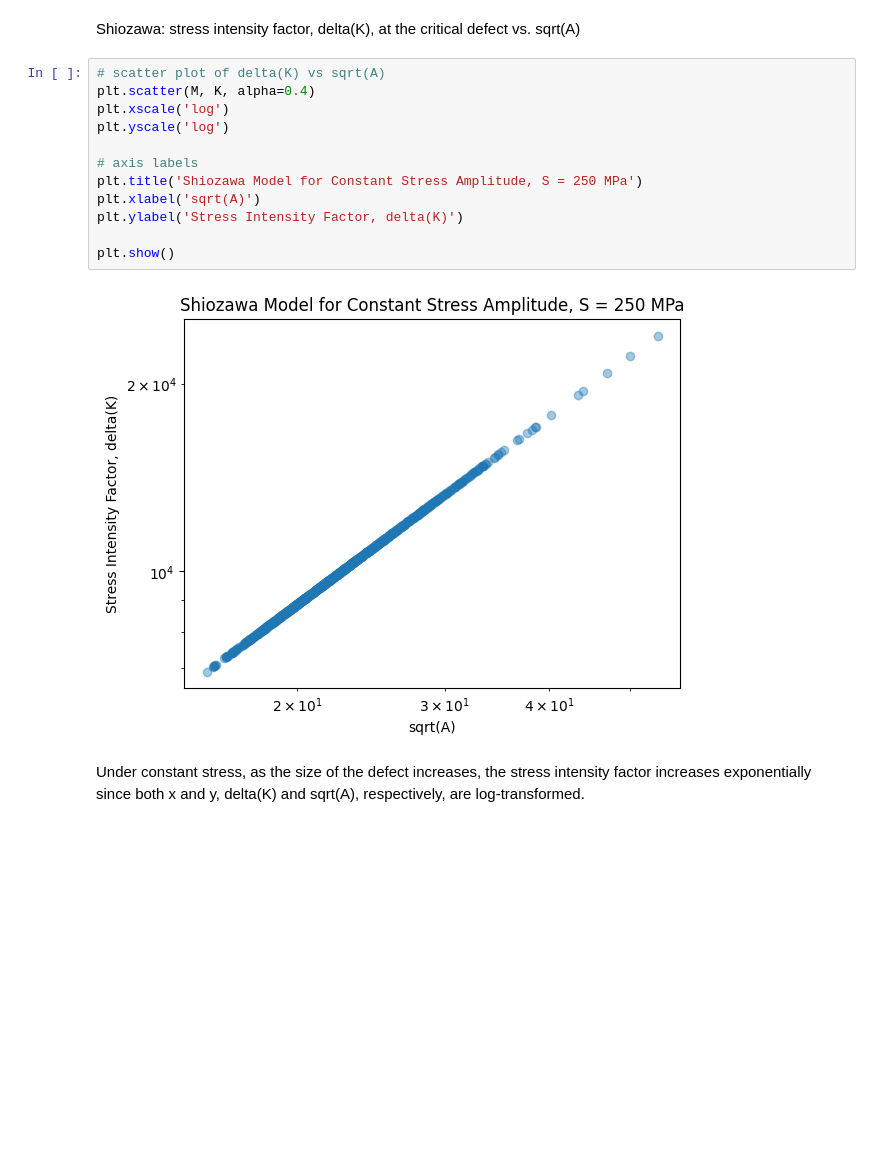
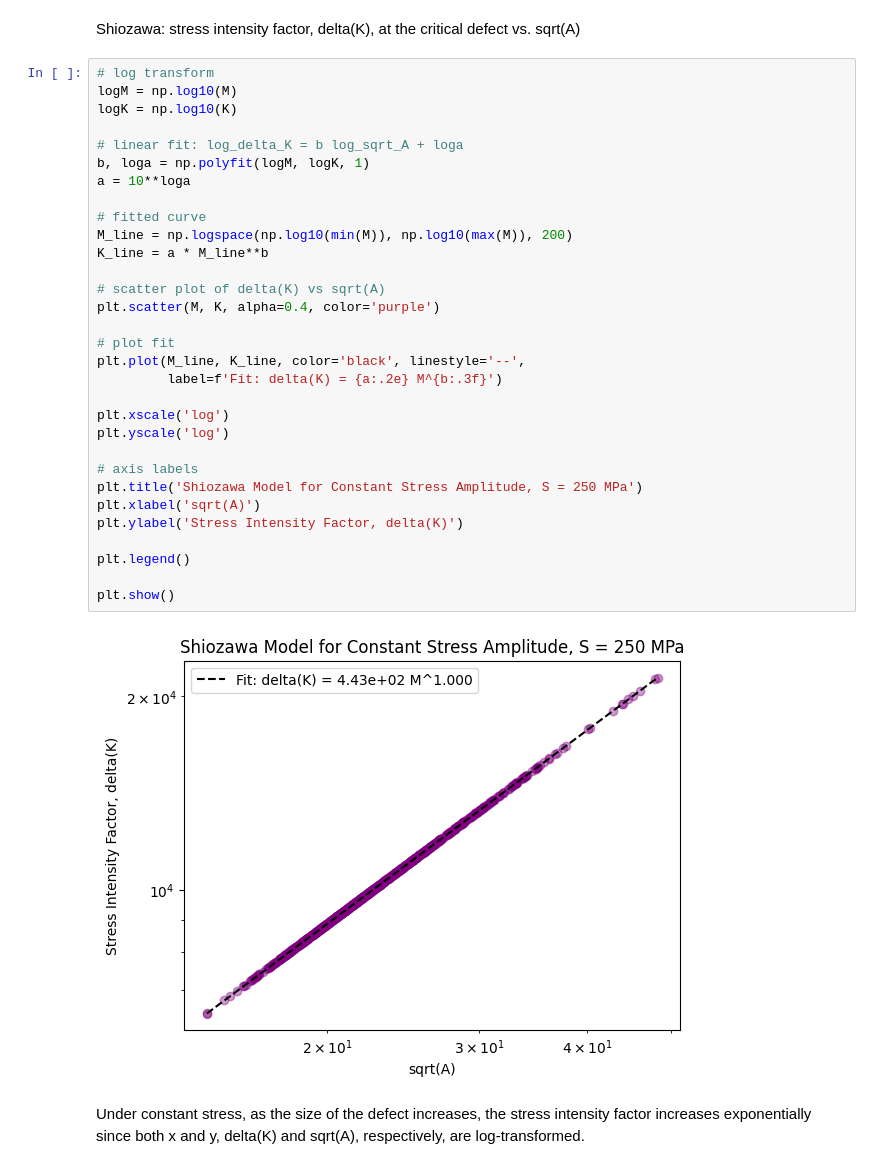
Before and after one commit to jessk816/pinn, a Jupyter notebook: models/probabilistic.ipynb, the cells around one changed output. Cells and saved outputs as stored; diff of their text form; blank space fills up the shorter version.

Commit message:
eqns of lines

```diff
--- a/models/probabilistic.ipynb
+++ b/models/probabilistic.ipynb
@@ -257,19 +257,38 @@ plt.show()
 # %% [markdown]
 Shiozawa: stress intensity factor, delta(K), at the critical defect vs. sqrt(A)
 # %%
+# log transform
+logM = np.log10(M)
+logK = np.log10(K)
+
+# linear fit: log_delta_K = b log_sqrt_A + loga
+b, loga = np.polyfit(logM, logK, 1)
+a = 10**loga
+
+# fitted curve
+M_line = np.logspace(np.log10(min(M)), np.log10(max(M)), 200)
+K_line = a * M_line**b
+
 # scatter plot of delta(K) vs sqrt(A)
-plt.scatter(M, K, alpha=0.4)
+plt.scatter(M, K, alpha=0.4, color='purple')
+
+# plot fit
+plt.plot(M_line, K_line, color='black', linestyle='--',
+         label=f'Fit: delta(K) = {a:.2e} M^{b:.3f}')
+
 plt.xscale('log')
 plt.yscale('log')
 
 # axis labels
 plt.title('Shiozawa Model for Constant Stress Amplitude, S = 250 MPa')
 plt.xlabel('sqrt(A)')
 plt.ylabel('Stress Intensity Factor, delta(K)')
 
+plt.legend()
+
 plt.show()
 # %% [output]
-[figure, old version]
+[figure, new version]
 # %% [markdown]
 Under constant stress, as the size of the defect increases, the stress intensity factor increases exponentially since both x and y, delta(K) and sqrt(A), respectively, are log-transformed.
 # %% [markdown]
```
Also changed, not shown: parts of 12 cells of this notebook, 1 other file.
